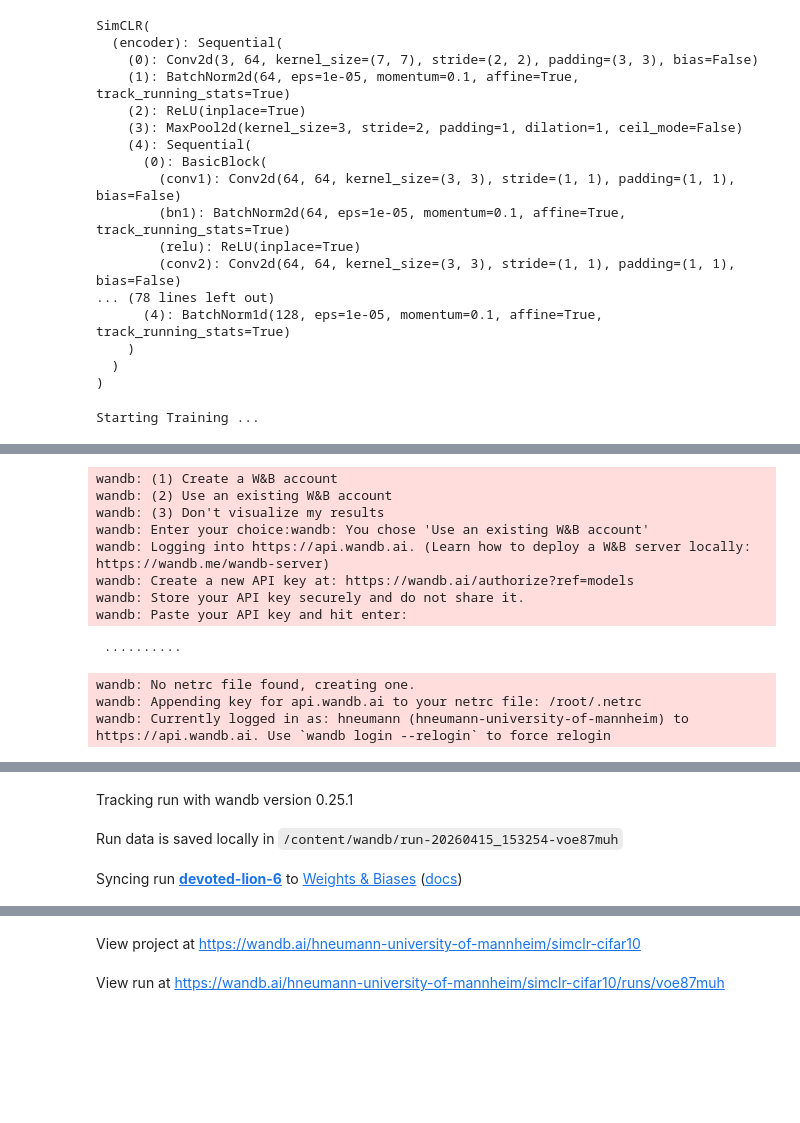
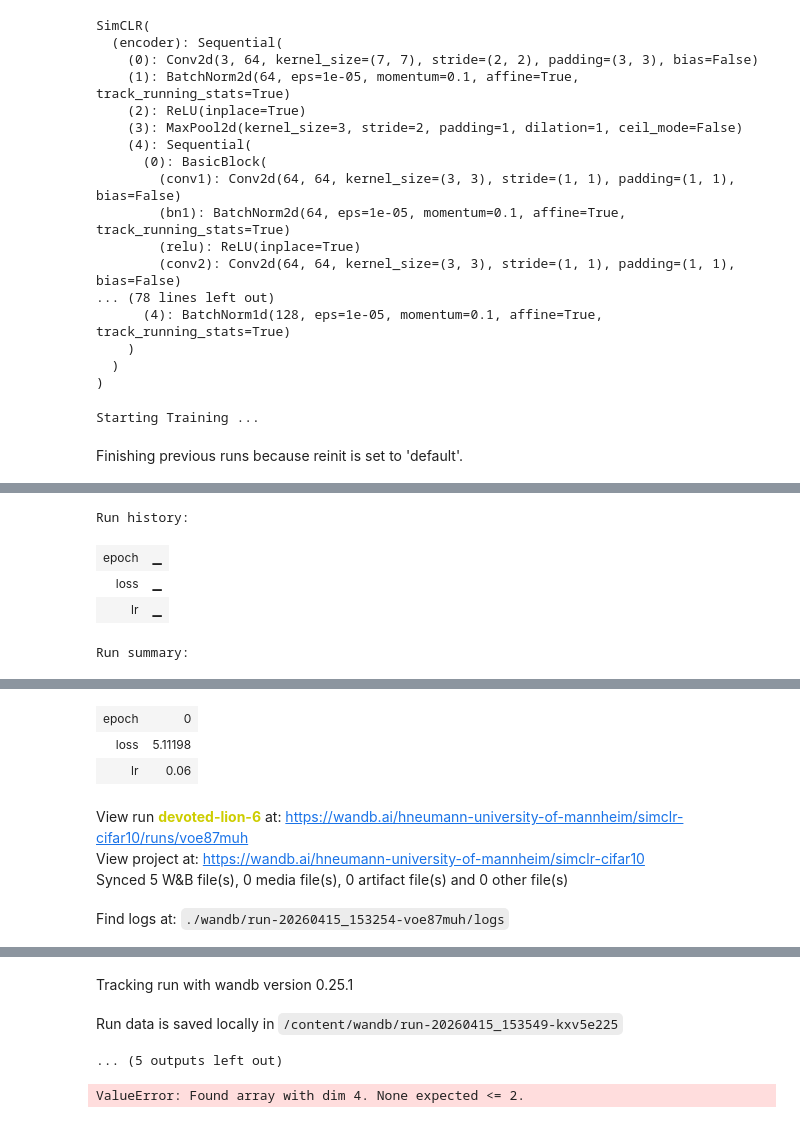
Before and after one commit to hannes-neumann/SelfSupervisedLearning, a Jupyter notebook: notebooks/simclr.ipynb, the cells around one changed output, grey strips where cells are left out. Drawn from its saved outputs; the diff is of its cells as text; code cells hidden in the pictures; blank space fills up the shorter version.

```diff
--- a/notebooks/simclr.ipynb
+++ b/notebooks/simclr.ipynb
@@ -46,8 +49,9 @@ def save_checkpoint(model, optimizer, epoch, loss, run_id):
     "optimizer":optimizer,
     "model": model,
     "loss": loss,
-    "wandb_run_id": run_id
-    }, os.join(base_path, f"/models/{run_id}_epoch_{epoch}"))
+    "wandb_run_id": run_id,
+                "hp" : hp
+    }, os.path.join(base_path, f"{run_id}_epoch_{epoch}.pth"))
 
 def load_checkpoint(model, optimizer, path):
     checkpoint = torch.load(path)
@@ -128,6 +132,7 @@ print("Starting Training ...")
 run = wandb.init(project="simclr-cifar10", config=hp)
 model = model.to(device)
 for epoch in range(hp["epochs"]):
+    print(f"Epoch {epoch}")
     total_loss = 0
     for batch in dataloader:
         x0, x1 = batch[0]
@@ -147,8 +152,10 @@ for epoch in range(hp["epochs"]):
     "epoch": epoch,
     "lr": optimizer.param_groups[0]['lr']
     })
-    if epoch % 10 == 0 and epoch >= 20:
-        save_checkpoint(model, optimizer, loss, run.id)
+    if epoch % 1 == 0:
+        save_checkpoint(model, optimizer, epoch, loss, run.id)
+        print(f"Saved model after epoch: {epoch}")
     print(f"Epoch: {epoch}, Avg_loss: {avg_loss:.5f}")
 # %% [output]
 Starting Training ...
+Finishing previous runs because reinit is set to 'default'.
@@ -155,12 +163,5 @@ Starting Training ...
-wandb: (1) Create a W&B account
-wandb: (2) Use an existing W&B account
-wandb: (3) Don't visualize my results
-wandb: Enter your choice:wandb: You chose 'Use an existing W&B account'
-wandb: Logging into https://api.wandb.ai. (Learn how to deploy a W&B server locally: https://wandb.me/wandb-server)
-wandb: Create a new API key at: https://wandb.ai/authorize?ref=models
-wandb: Store your API key securely and do not share it.
-wandb: Paste your API key and hit enter:
+Run history:
+| epoch | ▁ |
+| loss | ▁ |
+| lr | ▁ |
- ··········
+Run summary:
-wandb: No netrc file found, creating one.
-wandb: Appending key for api.wandb.ai to your netrc file: /root/.netrc
-wandb: Currently logged in as: hneumann (hneumann-university-of-mannheim) to https://api.wandb.ai. Use `wandb login --relogin` to force relogin
@@ -168,3 +168,7 @@ wandb: Currently logged in as: hneumann (hneumann-university-of-mannheim) to htt
-Tracking run with wandb version 0.25.1
+| epoch | 0 |
+| loss | 5.11198 |
+| lr | 0.06 |
-Run data is saved locally in /content/wandb/run-20260415_153254-voe87muh
+View run devoted-lion-6 at: https://wandb.ai/hneumann-university-of-mannheim/simclr-cifar10/runs/voe87muh
+View project at: https://wandb.ai/hneumann-university-of-mannheim/simclr-cifar10
+Synced 5 W&B file(s), 0 media file(s), 0 artifact file(s) and 0 other file(s)
-Syncing run devoted-lion-6 to Weights & Biases (docs)
+Find logs at: ./wandb/run-20260415_153254-voe87muh/logs
@@ -171,2 +176,3 @@ Syncing run devoted-lion-6 to Weights & Biases (docs)
-View project at https://wandb.ai/hneumann-university-of-mannheim/simclr-cifar10
+Tracking run with wandb version 0.25.1
-View run at https://wandb.ai/hneumann-university-of-mannheim/simclr-cifar10/runs/voe87muh
+Run data is saved locally in /content/wandb/run-20260415_153549-kxv5e225
+... (5 outputs left out)
@@ -172,0 +185,32 @@ View run at https://wandb.ai/hneumann-university-of-mannheim/simclr-cifar10/runs
+# %%
+model.eval()
+embeddings = []
+labels = []
+
+with torch.no_grad():
+    for imgs, targets in dataloader:
+        z = model.encoder(imgs[0].to(device))
+        embeddings.append(z.cpu().numpy())
+        labels.append(targets.numpy())
+
+embeddings = np.concatenate(embeddings)
+labels = np.concatenate(labels)
+
+reducer = umap.UMAP(n_components=2, random_state=42)
+embedding_2d = reducer.fit_transform(embeddings)
+
+plt.figure(figsize=(10, 8))
+scatter = plt.scatter(
+    embedding_2d[:, 0],
+    embedding_2d[:, 1],
+    c=labels,
+    cmap='tab10',
+    alpha=0.5,
+    s=5
+)
+plt.colorbar(scatter)
+plt.title('UMAP of SimCLR Embeddings (no projection head)')
+plt.savefig('umap.png', dpi=150)
+wandb.log({"umap": wandb.Image("umap.png")})
+# %% [output]
+ValueError: Found array with dim 4. None expected <= 2.
```
Also changed, not shown: parts of 6 cells of this notebook.
